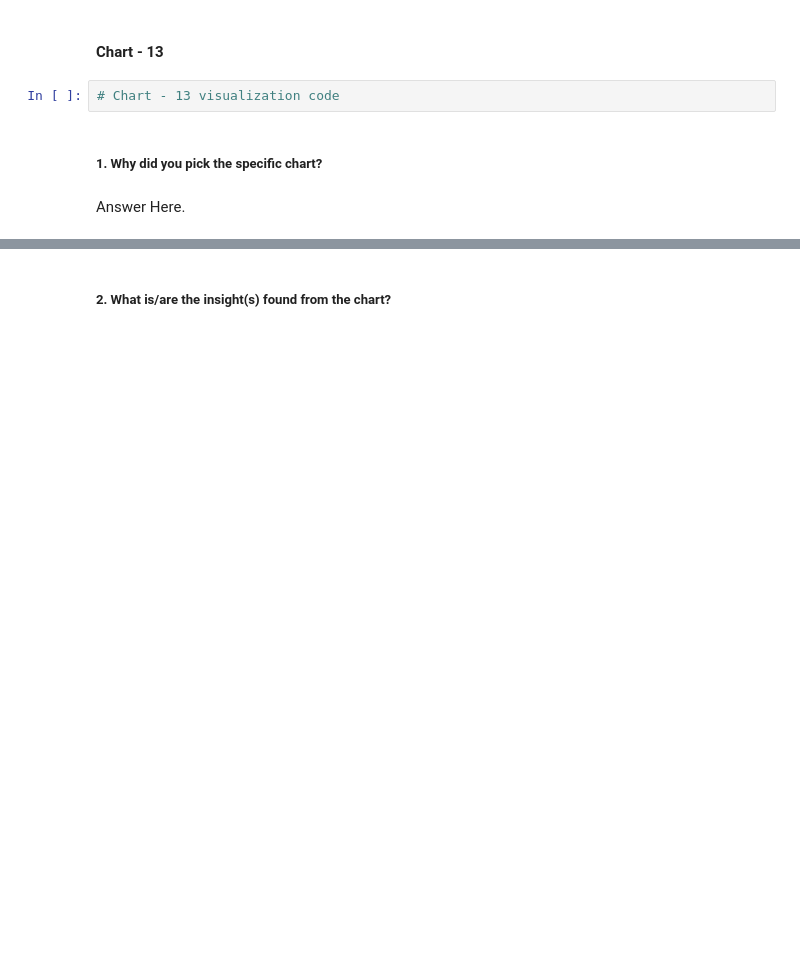
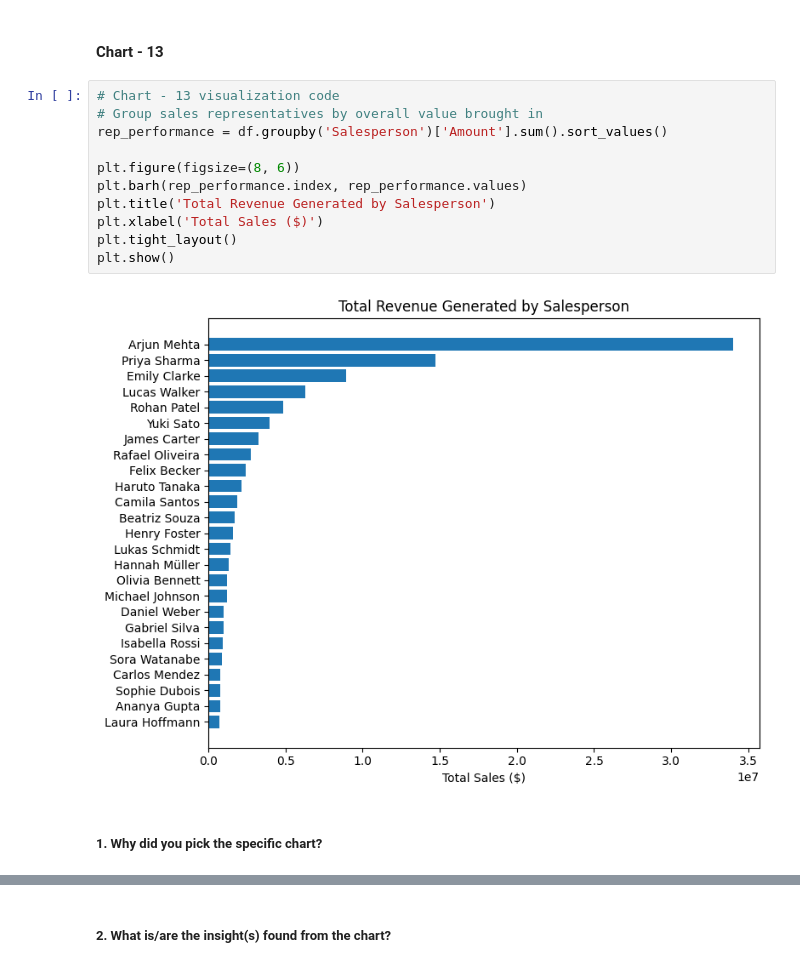
Before and after one commit to Vansh-172/EDA-CAPSTONE-PROJECT, a Jupyter notebook: Vansh_Goyal_EDA_Capstone_Project_Submission.ipynb, the cells around one changed output, grey strips where cells are left out. Saved outputs shown, nothing was run; the diff lists cells and outputs as text; blank space fills up the shorter version.

```diff
--- a/Vansh_Goyal_EDA_Capstone_Project_Submission.ipynb
+++ b/Vansh_Goyal_EDA_Capstone_Project_Submission.ipynb
@@ -667,8 +717,17 @@ Answer Here
 # %% [markdown]
 #### Chart - 13
-# %%
-# Chart - 13 visualization code
+# %%
+# Chart - 13 visualization code
+# Group sales representatives by overall value brought in
+rep_performance = df.groupby('Salesperson')['Amount'].sum().sort_values()
+
+plt.figure(figsize=(8, 6))
+plt.barh(rep_performance.index, rep_performance.values)
+plt.title('Total Revenue Generated by Salesperson')
+plt.xlabel('Total Sales ($)')
+plt.tight_layout()
+plt.show()
+# %% [output]
+[figure, added]
 # %% [markdown]
 ##### 1. Why did you pick the specific chart?
-# %% [markdown]
-Answer Here.
```
Also changed, not shown: parts of 38 cells of this notebook.
